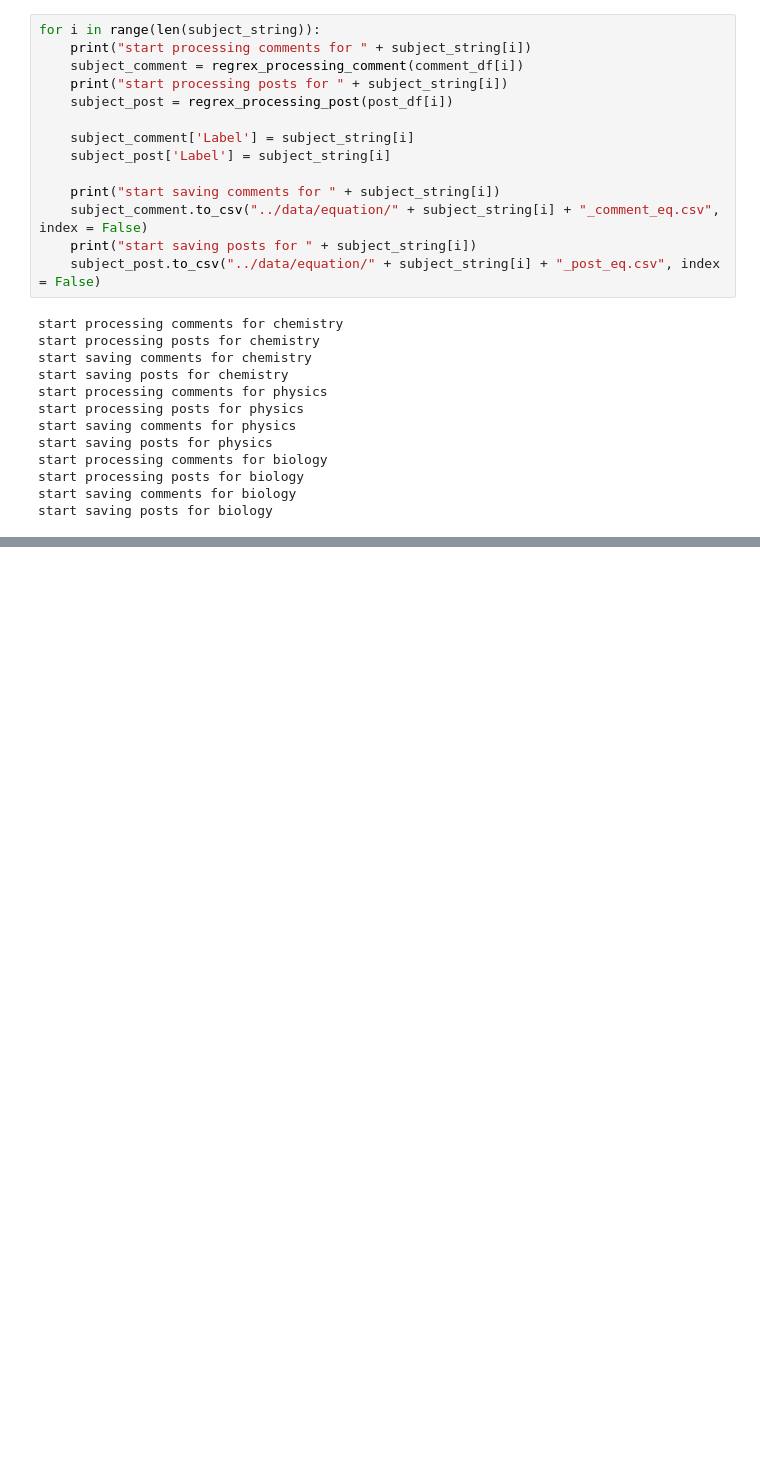
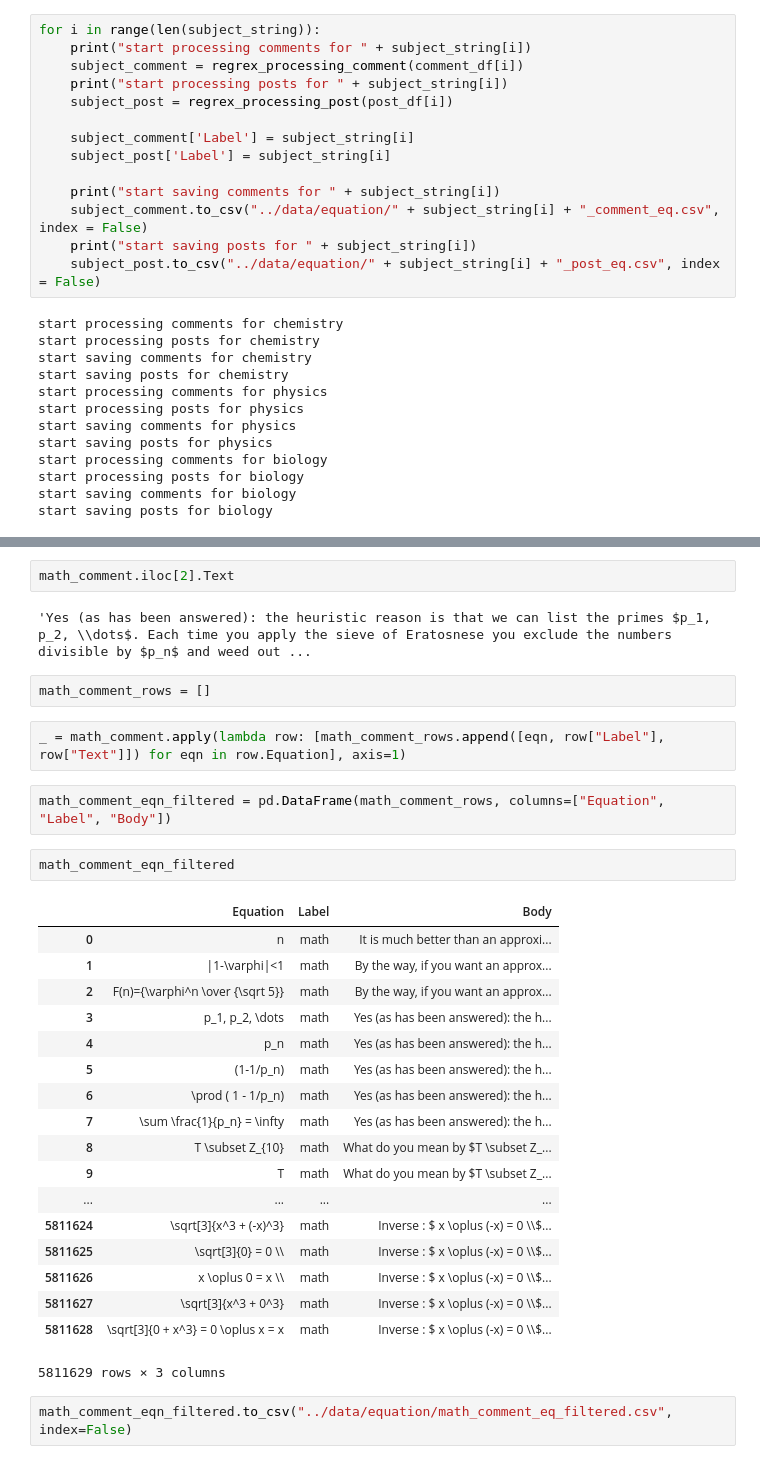
Before and after one commit to gdso-math/math-stack, a Jupyter notebook: notebooks/01_data_preprocessing.ipynb, the cells around one changed output, grey strips where cells are left out. Saved outputs shown, nothing was run; the diff lists cells and outputs as text; blank space fills up the shorter version.

Commit message:
try to do EDA on data

```diff
--- a/notebooks/01_data_preprocessing.ipynb
+++ b/notebooks/01_data_preprocessing.ipynb
@@ -134,0 +144,33 @@ start saving posts for biology
+# %%
+math_comment.iloc[2].Text
+# %% [output]
+'Yes (as has been answered): the heuristic reason is that we can list the primes $p_1, p_2, \\dots$. Each time you apply the sieve of Eratosnese you exclude the numbers divisible by $p_n$ and weed out ...
+# %%
+math_comment_rows = []
+# %%
+_ = math_comment.apply(lambda row: [math_comment_rows.append([eqn, row["Label"], row["Text"]]) for eqn in row.Equation], axis=1)
+# %%
+math_comment_eqn_filtered = pd.DataFrame(math_comment_rows, columns=["Equation", "Label", "Body"])
+# %%
+math_comment_eqn_filtered
+# %% [output]
+|  | Equation | Label | Body |
+| 0 | n | math | It is much better than an approxi... |
+| 1 | |1-\varphi|<1 | math | By the way, if you want an approx... |
+| 2 | F(n)={\varphi^n \over {\sqrt 5}} | math | By the way, if you want an approx... |
+| 3 | p_1, p_2, \dots | math | Yes (as has been answered): the h... |
+| 4 | p_n | math | Yes (as has been answered): the h... |
+| 5 | (1-1/p_n) | math | Yes (as has been answered): the h... |
+| 6 | \prod ( 1 - 1/p_n) | math | Yes (as has been answered): the h... |
+| 7 | \sum \frac{1}{p_n} = \infty | math | Yes (as has been answered): the h... |
+| 8 | T \subset Z_{10} | math | What do you mean by $T \subset Z_... |
+| 9 | T | math | What do you mean by $T \subset Z_... |
+| ... | ... | ... | ... |
+| 5811624 | \sqrt[3]{x^3 + (-x)^3} | math | Inverse : $ x \oplus (-x) = 0 \\$... |
+| 5811625 | \sqrt[3]{0} = 0 \\ | math | Inverse : $ x \oplus (-x) = 0 \\$... |
+| 5811626 | x \oplus 0 = x \\ | math | Inverse : $ x \oplus (-x) = 0 \\$... |
+| 5811627 | \sqrt[3]{x^3 + 0^3} | math | Inverse : $ x \oplus (-x) = 0 \\$... |
+| 5811628 | \sqrt[3]{0 + x^3} = 0 \oplus x = x | math | Inverse : $ x \oplus (-x) = 0 \\$... |
+5811629 rows × 3 columns
+# %%
+math_comment_eqn_filtered.to_csv("../data/equation/math_comment_eq_filtered.csv", index=False)
```
Also changed, not shown: parts of 8 cells of this notebook, 1 other file.
